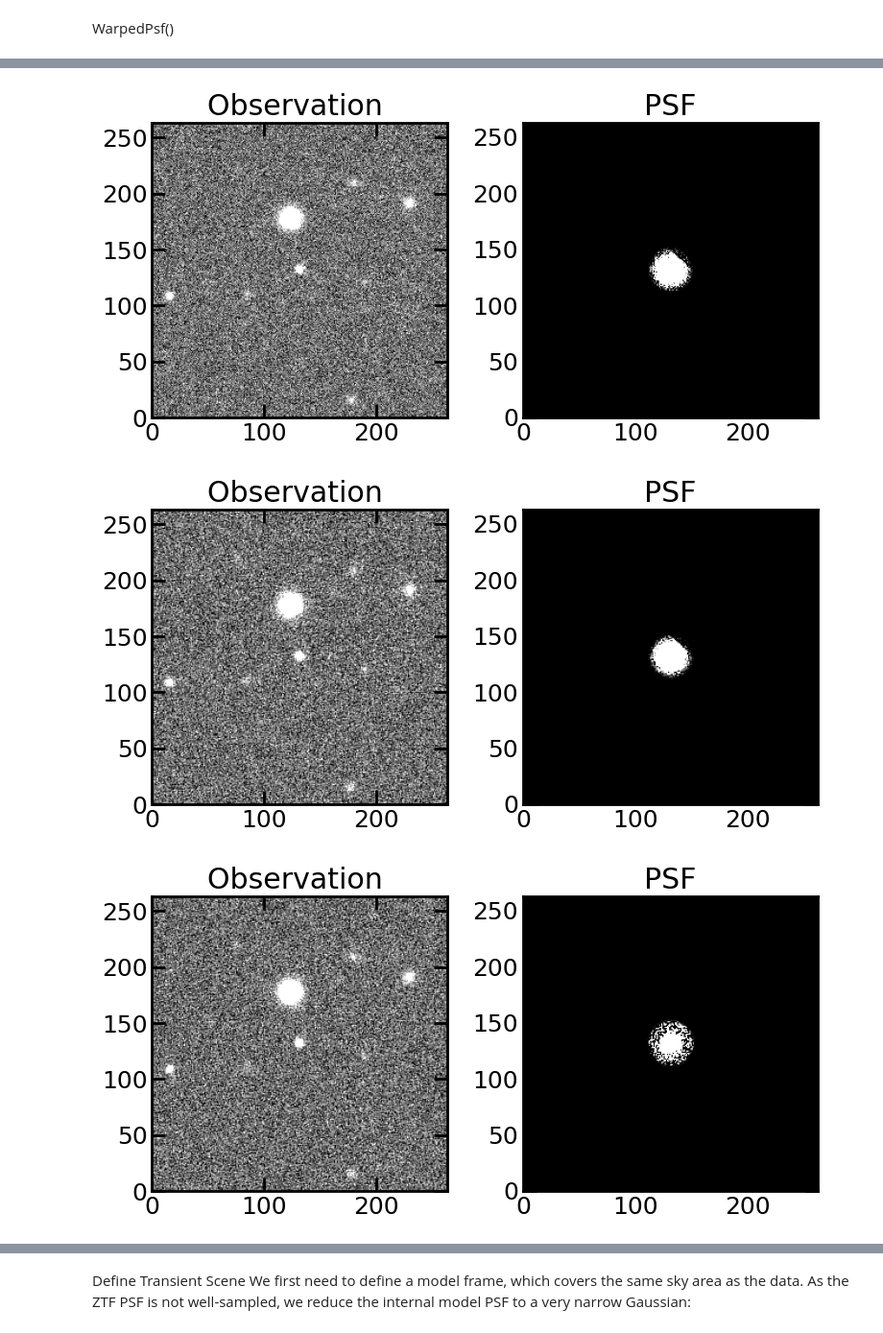
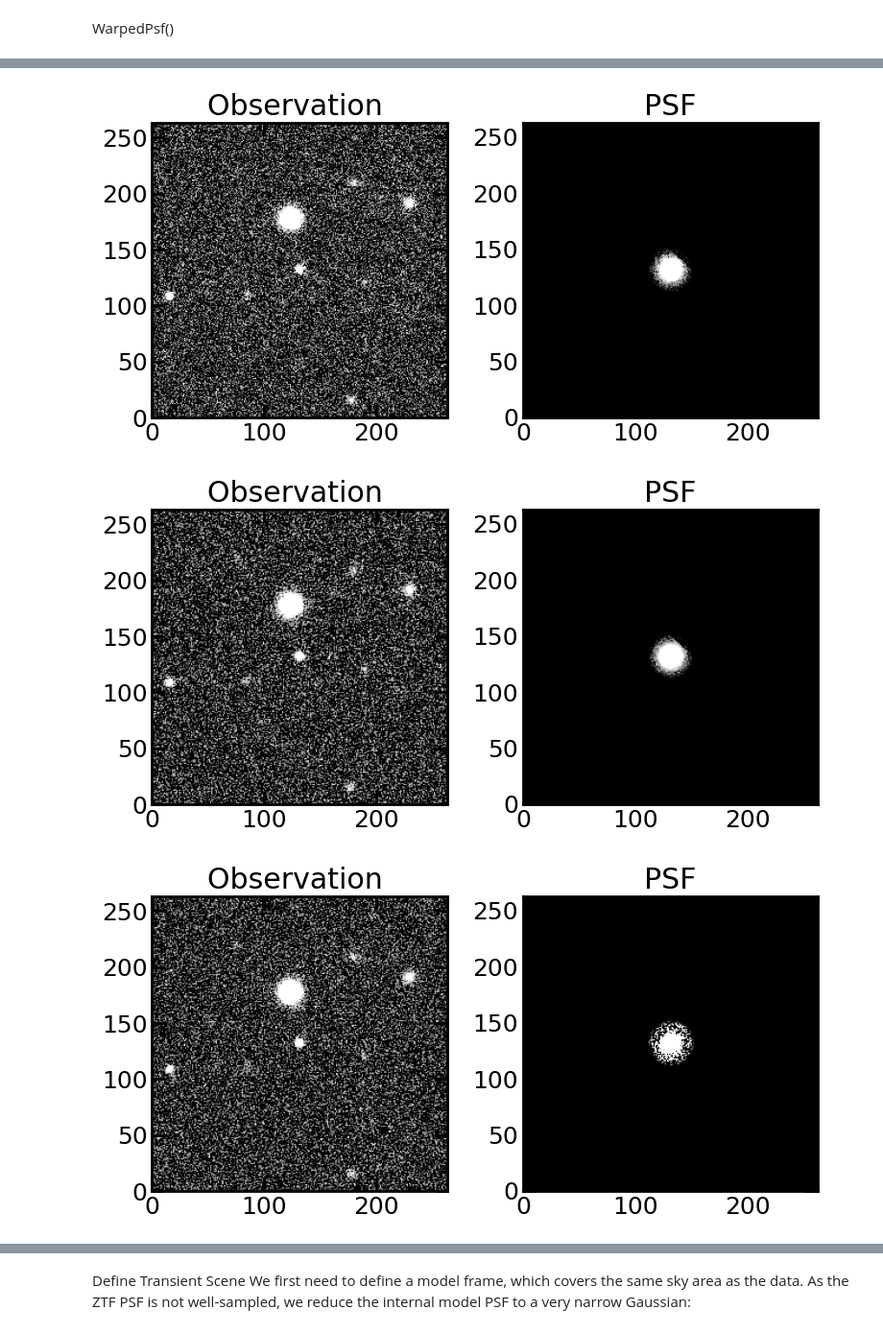
Before and after one commit to charlotteaward/Scarlet2demo_RSP, a Jupyter notebook: TDdemo_RSP.ipynb, the cells around one changed output, grey strips where cells are left out. Shown at 96% size. Cells and saved outputs as stored; diff of their text form; code cells hidden in the pictures.

```diff
--- a/TDdemo_RSP.ipynb
+++ b/TDdemo_RSP.ipynb
@@ -416,7 +416,7 @@ cutout_size = cutout_size_pix * 0.2 / 3600.0
 
 observations=[]
 channels_sc2=[]
-for i,src in enumerate(diaSrc[:5]):
+for i,src in enumerate(diaSrc[:3]):
     ccdvisitID = src['ccdVisitId']
     band = str(src['filterName'])
     visit = str(ccdvisitID)[:-3]
@@ -441,11 +441,8 @@ for i,src in enumerate(diaSrc[:5]):
         psf_ref = psf_calexp.computeImage(point_image).convertF()
         N1,N2 = psf_ref.array.shape
         psf_sc2 = psf_ref.array.reshape(1, N1,N2)
-        filename = os.path.join(tempdir,'cutout_' + str(i) + '.fits')
-        img_ref.writeFits(filename)
-        f=fits.open(filename)
-        wcs_ref = WCS(f[1].header)
-
+        wcs_ref = WCS(img_ref.getWcs().getFitsMetadata())
+        print(wcs_ref)
         obs = scarlet2.Observation(jnp.array(image_sc2).astype(float),
                            weights=jnp.array(weight_sc2).astype(float),
                            psf=scarlet2.ArrayPSF(jnp.array(psf_sc2).astype(float)),
@@ -495,14 +492,11 @@ for i,src in enumerate(diaSrc[:5]):
             continue
         N1,N2 = psf_warped.array.shape
         psf_sc2 = psf_warped.array.reshape(1, N1,N2)
-        filename = os.path.join(tempdir, 'cutout_' + str(i) + '.fits')
-        img_ref.writeFits(filename)
-        f=fits.open(filename)
-        wcs = WCS(f[1].header)
+        wcs = WCS(img_warped.getWcs().getFitsMetadata())
         obs = scarlet2.Observation(jnp.array(image_sc2).astype(float),
                            weights=jnp.array(weight_sc2).astype(float),
                            psf=scarlet2.ArrayPSF(jnp.array(psf_sc2).astype(float)),
-                           wcs=wcs,
+                           wcs=wcs_ref,
                            channels=[(band,str(i))])
         channels_sc2.append((band,str(i)))
         observations.append(obs)
@@ -532,7 +533,8 @@ for i,src in enumerate(diaSrc[:5]):
 # %%
 for obs in observations:
-    scarlet2.plot.observation(obs, show_psf=True, add_labels=True)
+    norm = scarlet2.plot.AsinhAutomaticNorm(obs)
+    scarlet2.plot.observation(obs, norm=norm, show_psf=True, add_labels=True)
 # %% [output]
-[figure, old version]
+[figure, new version]
-[figure, old version]
+[figure, new version]
-[figure, old version]
+[figure, new version]
```
Also changed, not shown: parts of 7 cells of this notebook.
